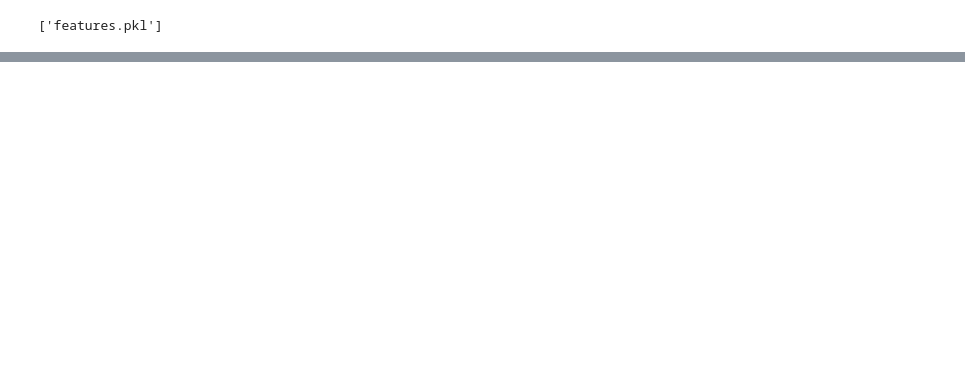
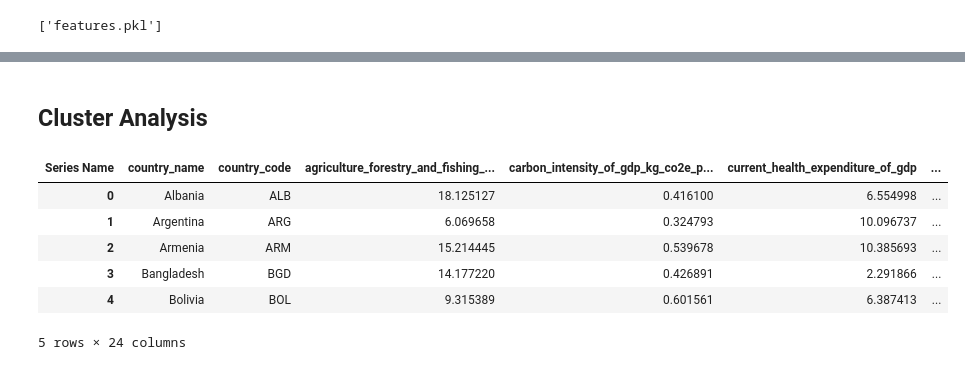
Before and after one commit to Mina-Makram-001/2B_Data_Science_Portfolio, a Jupyter notebook: Task_4_(Train_3_Unsupervised_ML_Models)/4_The_Model_&_Cluster_Analysis.ipynb, the cells around one changed output, grey strips where cells are left out. Saved outputs shown, nothing was run; the diff lists cells and outputs as text; code cells hidden in the pictures; blank space fills up the shorter version.

```diff
--- a/Task_4_(Train_3_Unsupervised_ML_Models)/4_The_Model_&_Cluster_Analysis.ipynb
+++ b/Task_4_(Train_3_Unsupervised_ML_Models)/4_The_Model_&_Cluster_Analysis.ipynb
@@ -563,0 +582,23 @@ PCA=0.9 | Features=10 | Variance=90.39% | Silhouette=0.182 | DB=1.826 | CH=514.7
+# %% [markdown]
+## **Cluster Analysis**
+# %%
+df_C0 = df_countries[df_countries['Cluster'] == 0]
+df_C1 = df_countries[df_countries['Cluster'] == 1]
+df_C2 = df_countries[df_countries['Cluster'] == 2]
+df_C3 = df_countries[df_countries['Cluster'] == 3]
+
+df_countries['fdi_original'] = np.sign(df_countries['fdi_log']) * np.expm1(np.abs(df_countries['fdi_log']))
+df_countries['gdp_per_capita_original'] = np.sign(df_countries['gdp_per_capita_constant_2015_us_log']) * np.expm1(np.abs(df_countries['gdp_per_capita_constant_2015_us_log']))
+df_countries['inflation_original'] = np.sign(df_countries['inflation_log']) * np.expm1(np.abs(df_countries['inflation_log']))
+
+df_countries.sort_values(ignore_index=True, by='Cluster', inplace=True)
+# %%
+df_countries.head()
+# %% [output]
+| Series Name | country_name | country_code | agriculture_forestry_and_fishing_... | carbon_intensity_of_gdp_kg_co2e_p... | current_health_expenditure_of_gdp | ... |
+| 0 | Albania | ALB | 18.125127 | 0.416100 | 6.554998 | ... |
+| 1 | Argentina | ARG | 6.069658 | 0.324793 | 10.096737 | ... |
+| 2 | Armenia | ARM | 15.214445 | 0.539678 | 10.385693 | ... |
+| 3 | Bangladesh | BGD | 14.177220 | 0.426891 | 2.291866 | ... |
+| 4 | Bolivia | BOL | 9.315389 | 0.601561 | 6.387413 | ... |
+5 rows × 24 columns
```
Also changed, not shown: parts of 10 cells of this notebook, 5 other files.
